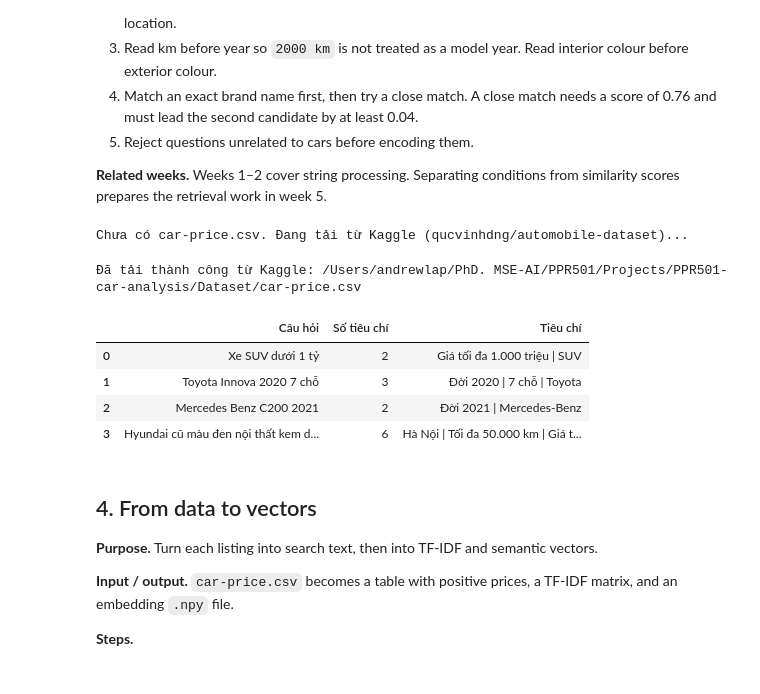
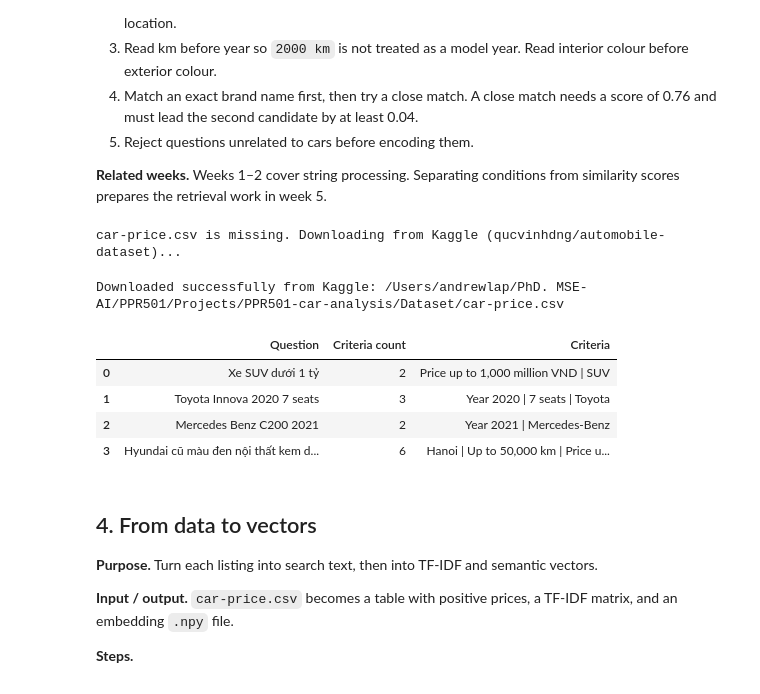
Before and after one commit to ptnghia3502/PPR501-car-analysis, a Jupyter notebook: ChỗNàyĐểNộpBài/Assignment3_Notebook.ipynb, the cells around one changed output. Drawn from its saved outputs; the diff is of its cells as text; code cells hidden in the pictures.

Commit message:
Update Assignment1 and Assignment3 notebooks: simplified user instructions, updated Python version, and translated comments and print statements to English for clarity.

```diff
--- a/ChỗNàyĐểNộpBài/Assignment3_Notebook.ipynb
+++ b/ChỗNàyĐểNộpBài/Assignment3_Notebook.ipynb
@@ -490,7 +490,7 @@ def extract_price_filter(question: str) -> tuple[float | None, float | None, str
         first_unit = first_unit_match.group(2) if first_unit_match else final_unit
         low = price_to_million(first, first_unit)
         high = price_to_million(second, final_unit)
-        return min(low, high), max(low, high), "khoảng giá"
+        return min(low, high), max(low, high), "price range"
 
     match = re.search(rf"{number}\s*{unit}", text)
     if not match:
@@ -499,16 +499,16 @@ def extract_price_filter(question: str) -> tuple[float | None, float | None, str
     amount, found_unit = match.group(1), match.group(2)
     value = price_to_million(amount, found_unit)
     if any(word in text for word in ("khoảng", "tầm", "xấp xỉ")):
-        return value * 0.9, value * 1.1, "khoảng ±10%"
+        return value * 0.9, value * 1.1, "around ±10%"
 
     before = text[: match.start()]
     if re.search(r"(trên|hơn|ít nhất|tối thiểu|từ)\s*$", before):
-        return value, None, "từ mức giá"
+        return value, None, "from price"
     if re.search(r"(dưới|không quá|tối đa|thấp hơn|chưa đến|ít hơn)\s*$", before):
-        return None, value, "không vượt ngân sách"
+        return None, value, "within budget"
 
     # Keep the remote-app convention: a single amount means the maximum budget.
-    return None, value, "không vượt ngân sách"
+    return None, value, "within budget"
 # %%
 samples = ["1 Tỷ 118 Triệu", "800 triệu", "2 tỷ", "659", "không rõ"]
 for sample in samples:
@@ -862,30 +919,30 @@ def parse_criteria(question: str, dataset: pd.DataFrame) -> dict[str, dict[str,
 # %%
 ensure_dataset()
 raw = pd.read_csv(DATASET_PATH)
 raw = raw.rename(columns=lambda c: re.sub(r":\s*$", "", str(c).strip()))
 questions = [
     "Xe SUV dưới 1 tỷ",
     "Toyota Innova 2020 7 chỗ",
     "Mercedes Benz C200 2021",
     "Hyundai cũ màu đen nội thất kem dưới 700 triệu tại Hà Nội dưới 50000 km",
 ]
 rows = []
 for question in questions:
     criteria = parse_criteria(question, raw)
     rows.append({
-        "Câu hỏi": question,
-        "Số tiêu chí": len(criteria),
-        "Tiêu chí": " | ".join(item["label"] for item in criteria.values()) or "—",
+        "Question": question,
+        "Criteria count": len(criteria),
+        "Criteria": " | ".join(item["label"] for item in criteria.values()) or "—",
     })
 pd.DataFrame(rows)
 # %% [output]
-Chưa có car-price.csv. Đang tải từ Kaggle (qucvinhdng/automobile-dataset)...
+car-price.csv is missing. Downloading from Kaggle (qucvinhdng/automobile-dataset)...
-Đã tải thành công từ Kaggle: /Users/andrewlap/PhD. MSE-AI/PPR501/Projects/PPR501-car-analysis/Dataset/car-price.csv
+Downloaded successfully from Kaggle: /Users/andrewlap/PhD. MSE-AI/PPR501/Projects/PPR501-car-analysis/Dataset/car-price.csv
-|  | Câu hỏi | Số tiêu chí | Tiêu chí |
-| 0 | Xe SUV dưới 1 tỷ | 2 | Giá tối đa 1.000 triệu | SUV |
-| 1 | Toyota Innova 2020 7 chỗ | 3 | Đời 2020 | 7 chỗ | Toyota |
-| 2 | Mercedes Benz C200 2021 | 2 | Đời 2021 | Mercedes-Benz |
-| 3 | Hyundai cũ màu đen nội thất kem d... | 6 | Hà Nội | Tối đa 50.000 km | Giá t... |
+|  | Question | Criteria count | Criteria |
+| 0 | Xe SUV dưới 1 tỷ | 2 | Price up to 1,000 million VND | SUV |
+| 1 | Toyota Innova 2020 7 seats | 3 | Year 2020 | 7 seats | Toyota |
+| 2 | Mercedes Benz C200 2021 | 2 | Year 2021 | Mercedes-Benz |
+| 3 | Hyundai cũ màu đen nội thất kem d... | 6 | Hanoi | Up to 50,000 km | Price u... |
 # %% [markdown]
 ## 4. From data to vectors
 
```
Also changed, not shown: parts of 19 cells of this notebook, 1 other file.
